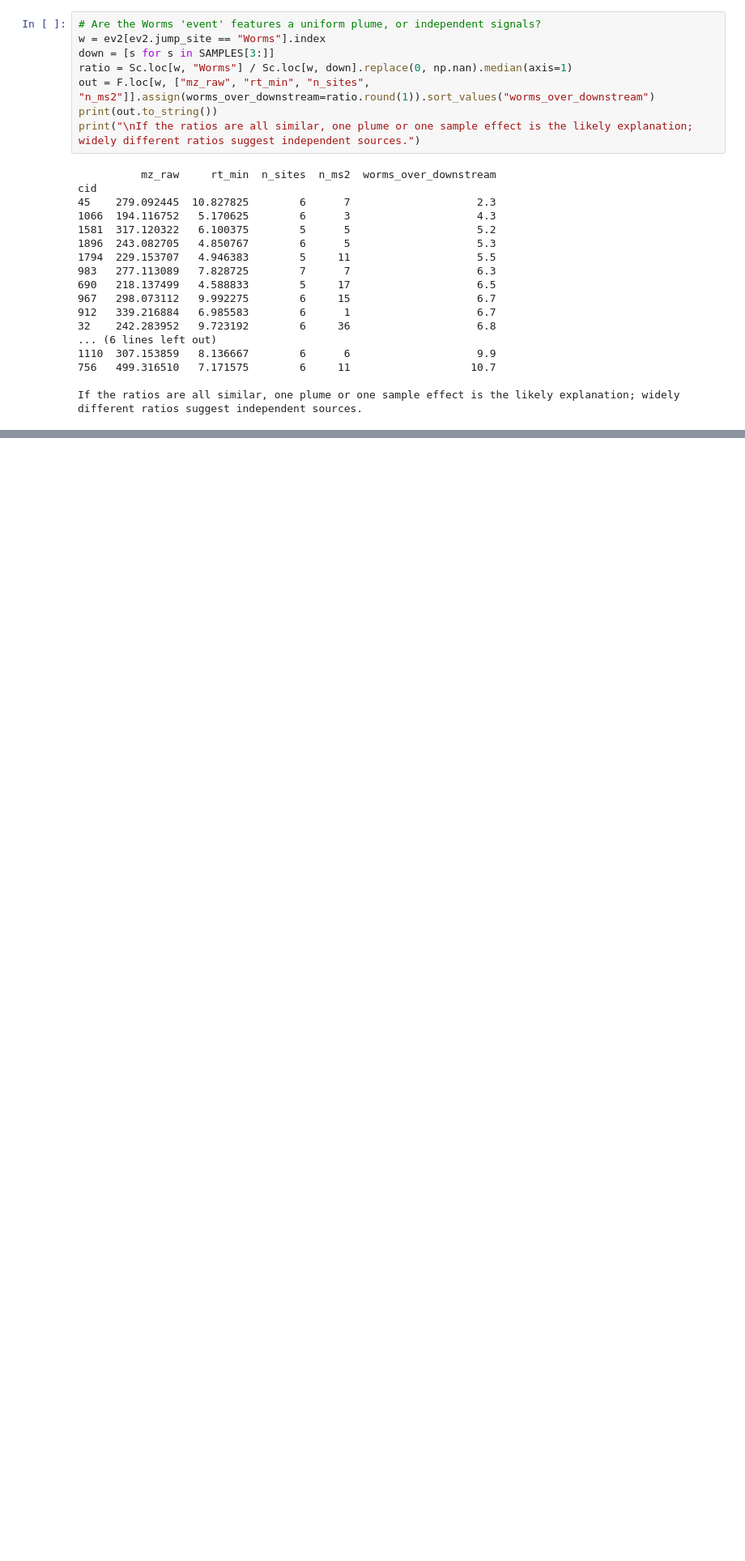
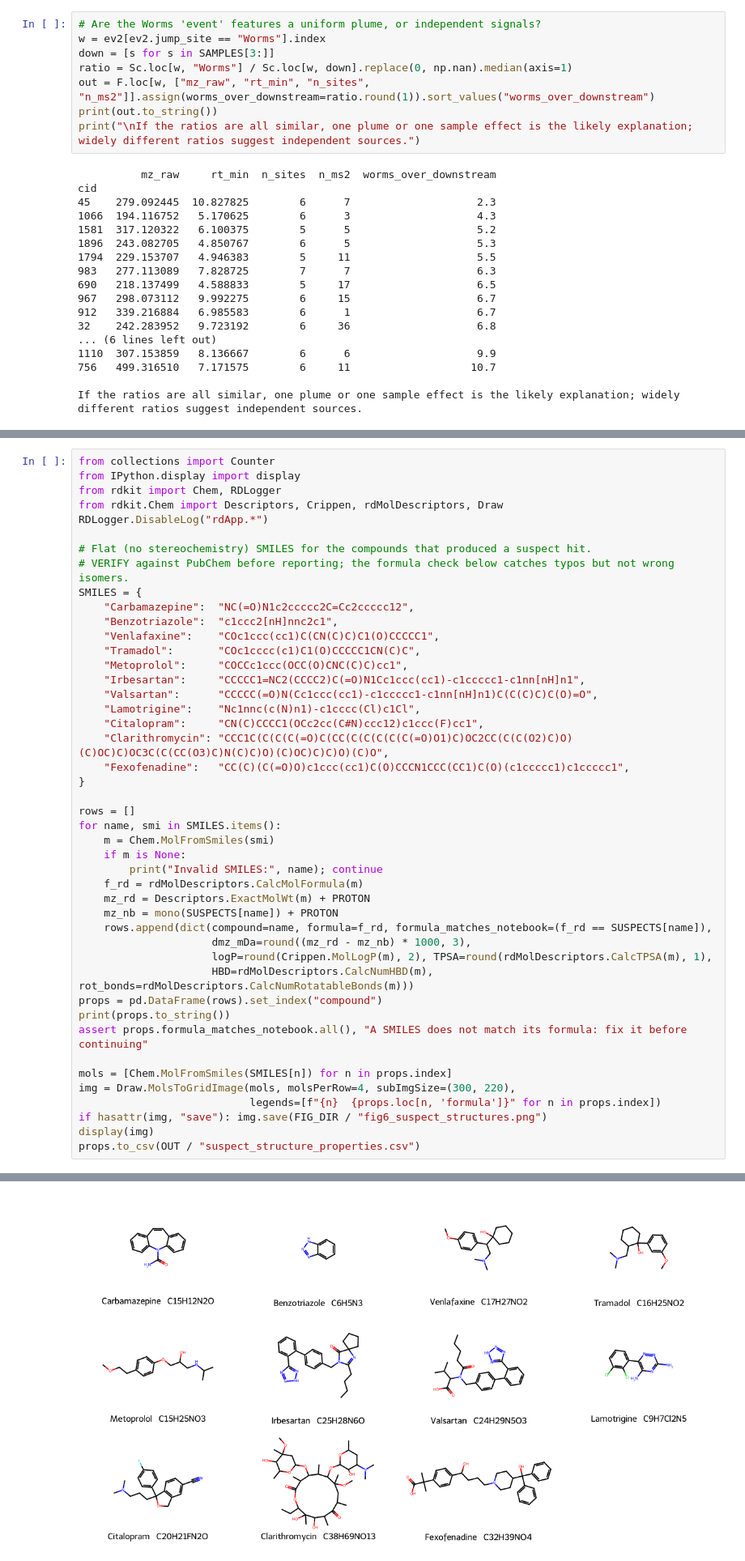
Before and after one commit to Mirna-ASHRI/DRAFT, a Jupyter notebook: rhinescan.ipynb, the cells around one changed output, grey strips where cells are left out. Shown at 81% size. Saved outputs shown, nothing was run; the diff lists cells and outputs as text; blank space fills up the shorter version.

Commit message:
Kaggle Notebook | RhineScan | v2

```diff
--- a/rhinescan.ipynb
+++ b/rhinescan.ipynb
@@ -946,0 +975,46 @@ A credible ethoxylate series should show a much higher fraction than the control
+# %%
+from collections import Counter
+from IPython.display import display
+from rdkit import Chem, RDLogger
+from rdkit.Chem import Descriptors, Crippen, rdMolDescriptors, Draw
+RDLogger.DisableLog("rdApp.*")
+
+# Flat (no stereochemistry) SMILES for the compounds that produced a suspect hit.
+# VERIFY against PubChem before reporting; the formula check below catches typos but not wrong isomers.
+SMILES = {
+    "Carbamazepine":  "NC(=O)N1c2ccccc2C=Cc2ccccc12",
+    "Benzotriazole":  "c1ccc2[nH]nnc2c1",
+    "Venlafaxine":    "COc1ccc(cc1)C(CN(C)C)C1(O)CCCCC1",
+    "Tramadol":       "COc1cccc(c1)C1(O)CCCCC1CN(C)C",
+    "Metoprolol":     "COCCc1ccc(OCC(O)CNC(C)C)cc1",
+    "Irbesartan":     "CCCCC1=NC2(CCCC2)C(=O)N1Cc1ccc(cc1)-c1ccccc1-c1nn[nH]n1",
+    "Valsartan":      "CCCCC(=O)N(Cc1ccc(cc1)-c1ccccc1-c1nn[nH]n1)C(C(C)C)C(O)=O",
+    "Lamotrigine":    "Nc1nnc(c(N)n1)-c1cccc(Cl)c1Cl",
+    "Citalopram":     "CN(C)CCCC1(OCc2cc(C#N)ccc12)c1ccc(F)cc1",
+    "Clarithromycin": "CCC1C(C(C(C(=O)C(CC(C(C(C(C(C(=O)O1)C)OC2CC(C(C(O2)C)O)(C)OC)C)OC3C(C(CC(O3)C)N(C)C)O)(C)OC)C)C)O)(C)O",
+    "Fexofenadine":   "CC(C)(C(=O)O)c1ccc(cc1)C(O)CCCN1CCC(CC1)C(O)(c1ccccc1)c1ccccc1",
+}
+
+rows = []
+for name, smi in SMILES.items():
+    m = Chem.MolFromSmiles(smi)
+    if m is None:
+        print("Invalid SMILES:", name); continue
+    f_rd = rdMolDescriptors.CalcMolFormula(m)
+    mz_rd = Descriptors.ExactMolWt(m) + PROTON
+    mz_nb = mono(SUSPECTS[name]) + PROTON
+    rows.append(dict(compound=name, formula=f_rd, formula_matches_notebook=(f_rd == SUSPECTS[name]),
+                     dmz_mDa=round((mz_rd - mz_nb) * 1000, 3),
+                     logP=round(Crippen.MolLogP(m), 2), TPSA=round(rdMolDescriptors.CalcTPSA(m), 1),
+                     HBD=rdMolDescriptors.CalcNumHBD(m), rot_bonds=rdMolDescriptors.CalcNumRotatableBonds(m)))
+props = pd.DataFrame(rows).set_index("compound")
+print(props.to_string())
+assert props.formula_matches_notebook.all(), "A SMILES does not match its formula: fix it before continuing"
+
+mols = [Chem.MolFromSmiles(SMILES[n]) for n in props.index]
+img = Draw.MolsToGridImage(mols, molsPerRow=4, subImgSize=(300, 220),
+                           legends=[f"{n}  {props.loc[n, 'formula']}" for n in props.index])
+if hasattr(img, "save"): img.save(FIG_DIR / "fig6_suspect_structures.png")
+display(img)
+props.to_csv(OUT / "suspect_structure_properties.csv")
+# %% [output]
@@ -946,0 +1034 @@ A credible ethoxylate series should show a much higher fraction than the control
+[figure, added]
```
Also changed, not shown: parts of 78 cells of this notebook.
